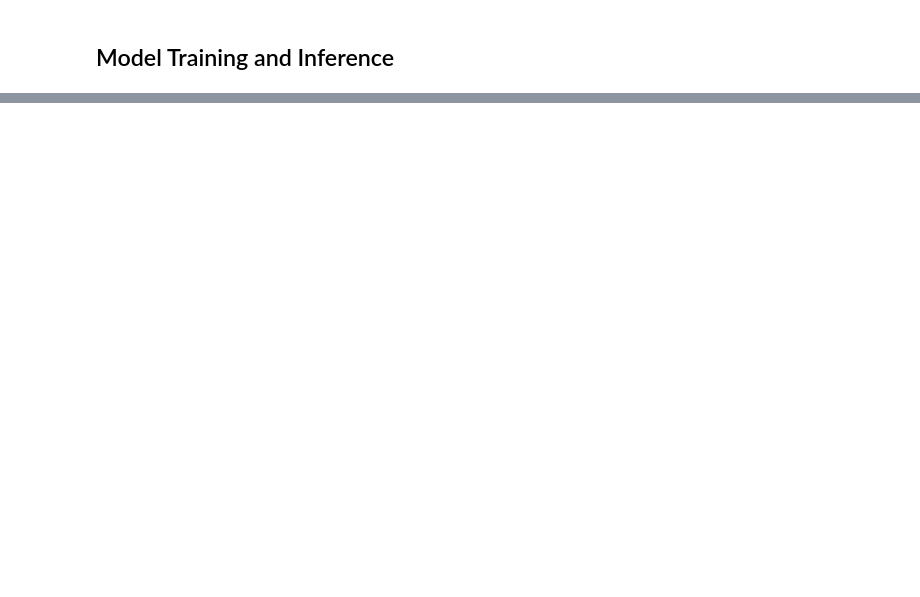
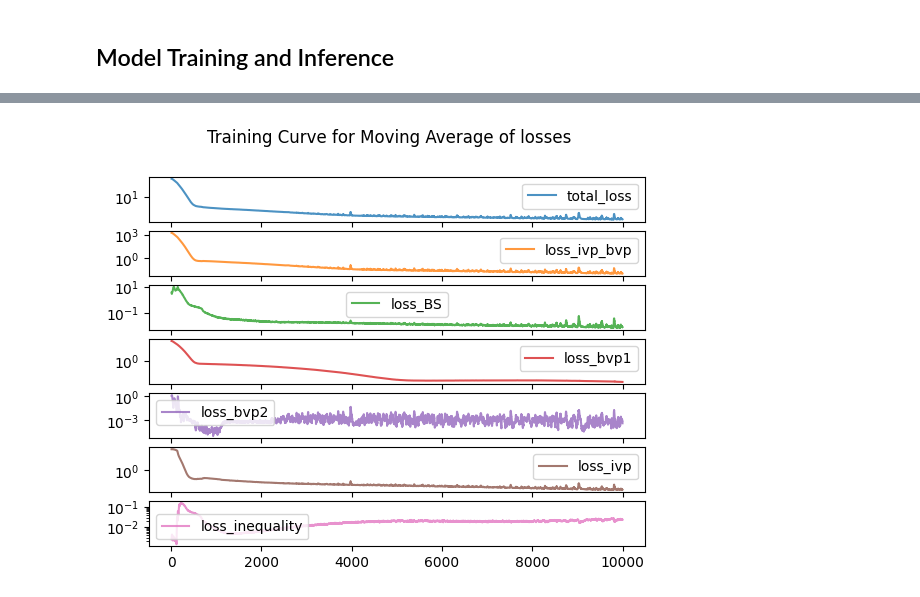
Before and after one commit to ashish1610dhiman/pinn_option_pricing, a Jupyter notebook: american_put/a.american_testing_setup.ipynb, the cells around one changed output, grey strips where cells are left out. Saved outputs shown, nothing was run; the diff lists cells and outputs as text; code cells hidden in the pictures; blank space fills up the shorter version.

```diff
--- a/american_put/a.american_testing_setup.ipynb
+++ b/american_put/a.american_testing_setup.ipynb
@@ -184,0 +229,6 @@ for i in range(N_EPOCH):
+# %%
+loss_df.rolling(10).mean().plot(logy=True,alpha=0.8, subplots = True)
+plt.suptitle("Training Curve for Moving Average of losses")
+plt.savefig(experiment_dir+"/ivp_bs_loss.jpg")
+# %% [output]
+[figure, added]
```
Also changed, not shown: parts of 18 cells of this notebook, 25 other files.
